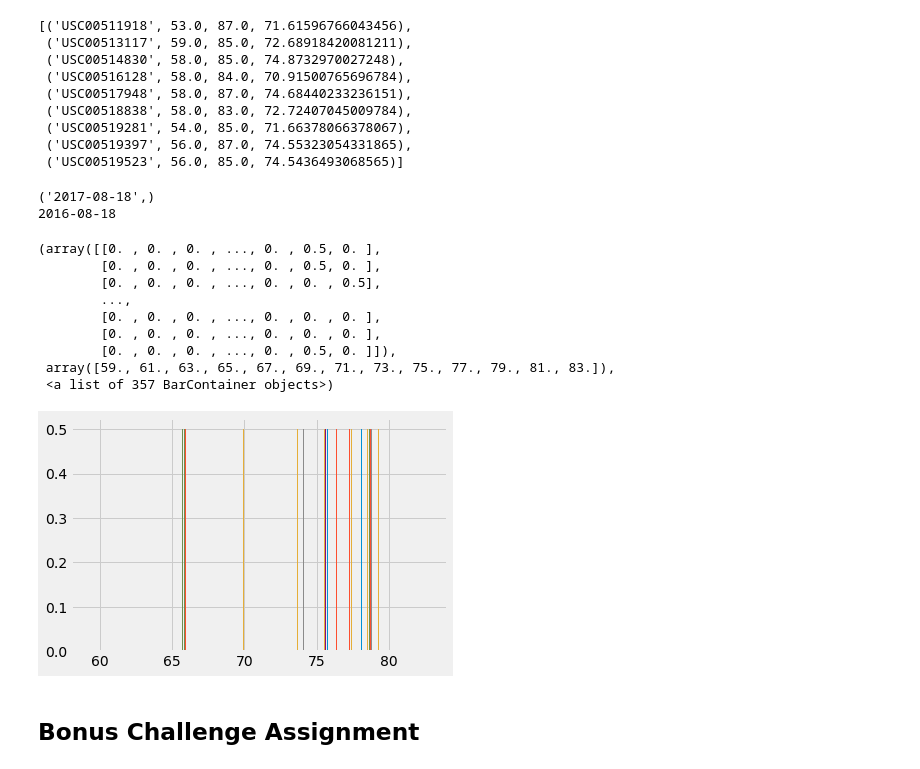
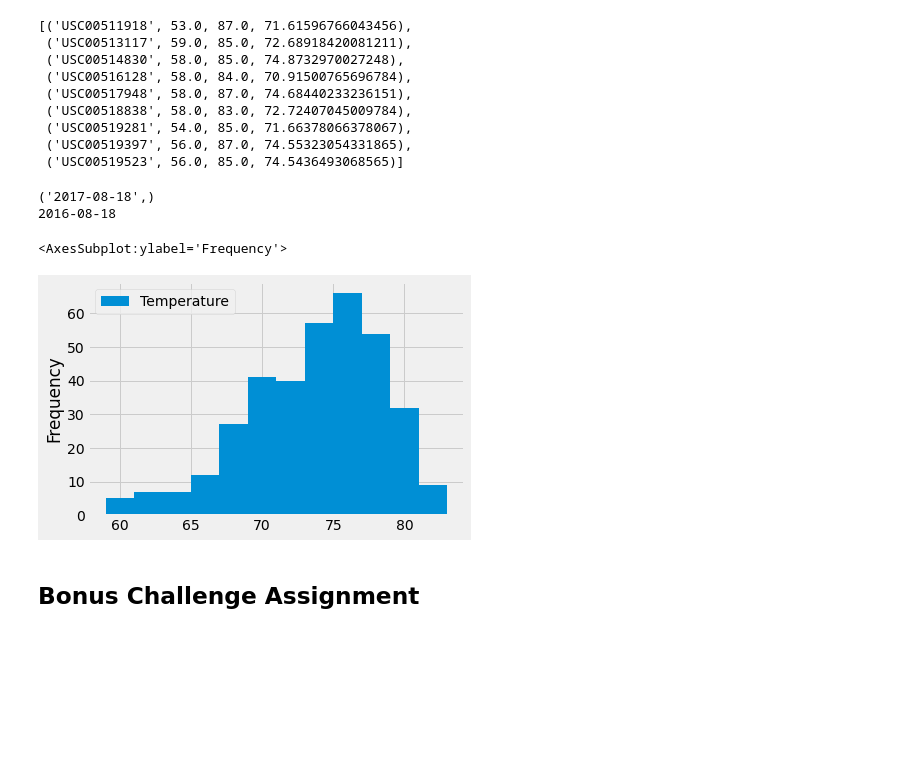
Before and after one commit to felpronove/sqlalchemy-challenge, a Jupyter notebook: climate_starter.ipynb, the cells around one changed output. Drawn from its saved outputs; the diff is of its cells as text; code cells hidden in the pictures; blank space fills up the shorter version.

Commit message:
Histogram fixed

```diff
--- a/climate_starter.ipynb
+++ b/climate_starter.ipynb
@@ -147,31 +147,25 @@ session.query(Measurements.station, func.min(Measurements.tobs), func.max(Measur
 # %%
 # Choose the station with the highest number of temperature observations. (USC00519281)
 # Query the last 12 months of temperature observation data for this station and plot the results as a histogram
 last_date_max_station=session.query(func.max(Measurements.date)).\
     filter(Measurements.station=='USC00519281').first() #find the last date of data for the particular station
 print(last_date_max_station)
 
 max_station_twelve_months=dt.date(2017, 8, 18)-dt.timedelta(days=365) #find the date one year from last date of data for the particular station
 print(max_station_twelve_months)
 
-station_results=session.query(Measurements.tobs).\
+station_results=session.query(Measurements.date, Measurements.tobs).\
     filter(Measurements.station=='USC00519281', Measurements.date >= max_station_twelve_months).all() #query the results for the chosen station and with the chosen duration
-station_results
 
+df_2=pd.DataFrame(station_results, columns=["Date", "Temperature"])
+
+df_2.plot.hist(bins=12)
 #plt.hist(station_results, density=True, bins=12)
 # %% [output]
 ('2017-08-18',)
 2016-08-18
-(array([[0. , 0. , 0. , ..., 0. , 0.5, 0. ],
-        [0. , 0. , 0. , ..., 0. , 0.5, 0. ],
-        [0. , 0. , 0. , ..., 0. , 0. , 0.5],
-        ...,
-        [0. , 0. , 0. , ..., 0. , 0. , 0. ],
-        [0. , 0. , 0. , ..., 0. , 0. , 0. ],
-        [0. , 0. , 0. , ..., 0. , 0.5, 0. ]]),
- array([59., 61., 63., 65., 67., 69., 71., 73., 75., 77., 79., 81., 83.]),
- <a list of 357 BarContainer objects>)
+<AxesSubplot:ylabel='Frequency'>
-[figure, old version]
+[figure, new version]
 # %% [markdown]
 ## Bonus Challenge Assignment
 # %%
```
Also changed, not shown: 1 other file.
